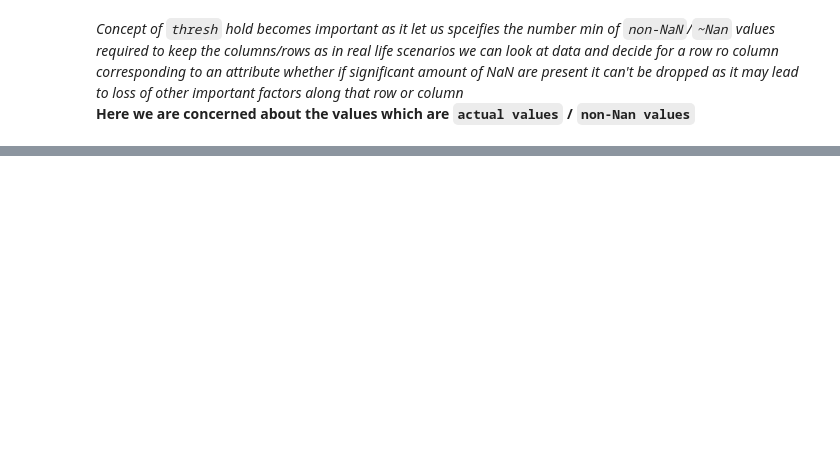
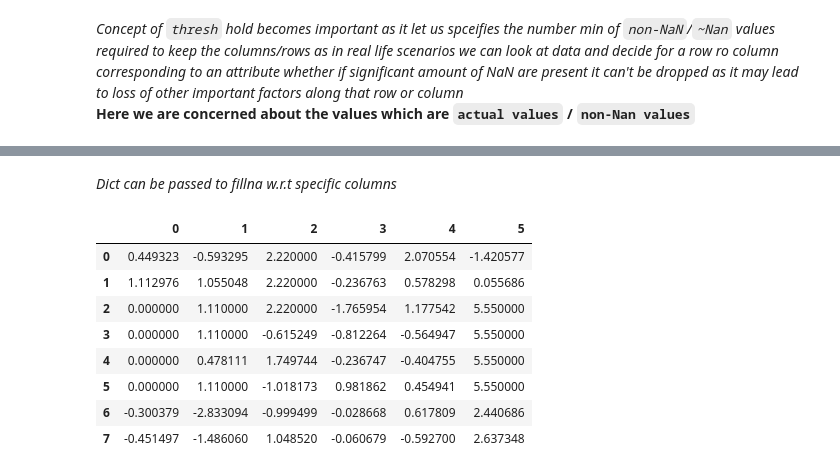
Before and after one commit to SianRods/PythonSourceFiles, a Jupyter notebook: Pandas-Practice/DataPreparation_&_Handling.ipynb, the cells around one changed output, grey strips where cells are left out. Drawn from its saved outputs; the diff is of its cells as text; code cells hidden in the pictures; blank space fills up the shorter version.

```diff
--- a/Pandas-Practice/DataPreparation_&_Handling.ipynb
+++ b/Pandas-Practice/DataPreparation_&_Handling.ipynb
@@ -215,0 +251,14 @@ sdata.dropna(thresh=6,axis=1)
+# %% [markdown]
+*Dict can be passed to fillna w.r.t specific columns*
+# %%
+sdata.fillna({0:0.00,1:1.11,2:2.22,3:3.3,4:4.44,5:5.55})
+# %% [output]
+|  | 0 | 1 | 2 | 3 | 4 | 5 |
+| 0 | 0.449323 | -0.593295 | 2.220000 | -0.415799 | 2.070554 | -1.420577 |
+| 1 | 1.112976 | 1.055048 | 2.220000 | -0.236763 | 0.578298 | 0.055686 |
+| 2 | 0.000000 | 1.110000 | 2.220000 | -1.765954 | 1.177542 | 5.550000 |
+| 3 | 0.000000 | 1.110000 | -0.615249 | -0.812264 | -0.564947 | 5.550000 |
+| 4 | 0.000000 | 0.478111 | 1.749744 | -0.236747 | -0.404755 | 5.550000 |
+| 5 | 0.000000 | 1.110000 | -1.018173 | 0.981862 | 0.454941 | 5.550000 |
+| 6 | -0.300379 | -2.833094 | -0.999499 | -0.028668 | 0.617809 | 2.440686 |
+| 7 | -0.451497 | -1.486060 | 1.048520 | -0.060679 | -0.592700 | 2.637348 |
```
Also changed, not shown: parts of 25 cells of this notebook.
